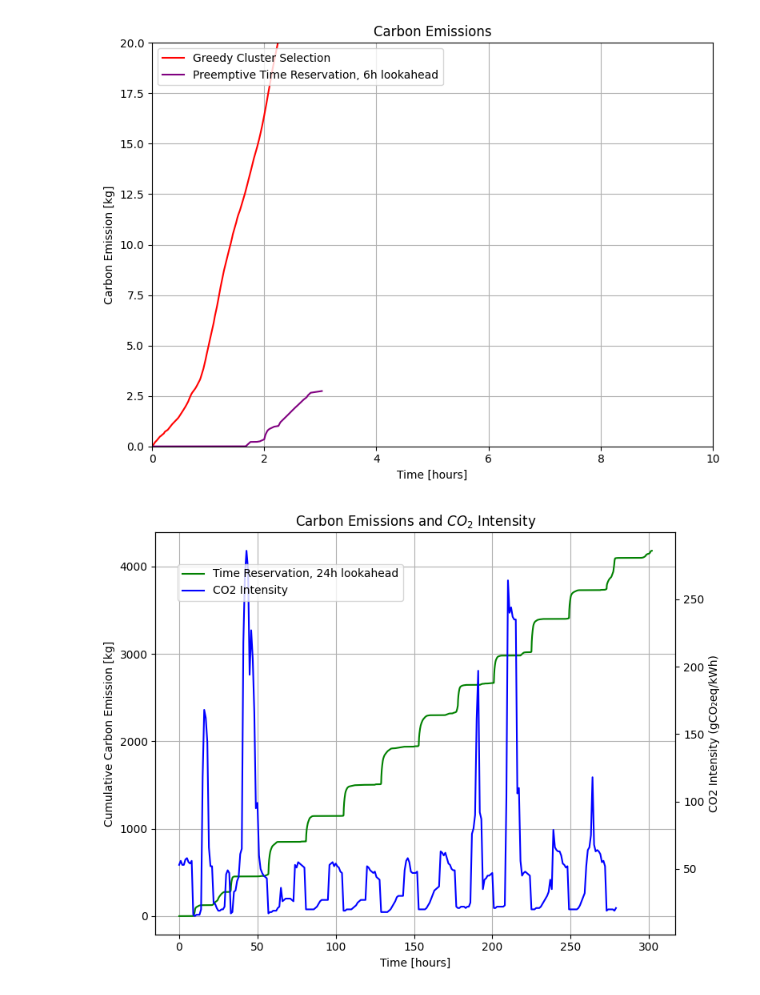
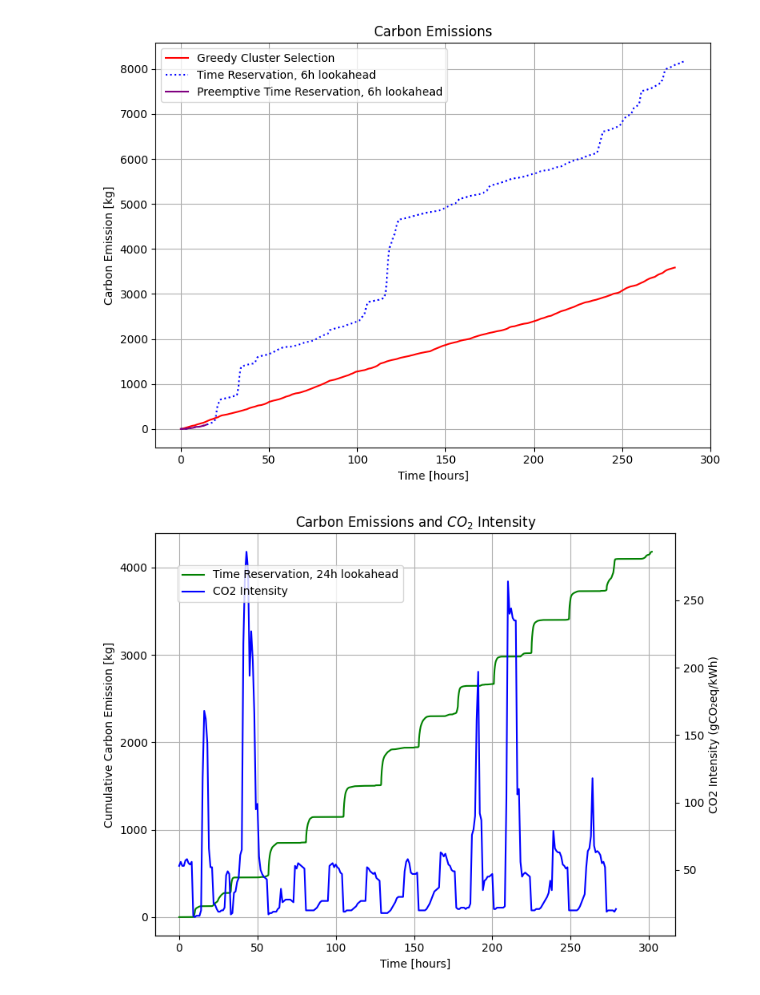
Before and after one commit to johankristianss/carbonsim, a Jupyter notebook: notebooks/AlgComparisonSmall.ipynb, the cells around one changed output. Saved outputs shown, nothing was run; the diff lists cells and outputs as text; code cells hidden in the pictures.

```diff
--- a/notebooks/AlgComparisonSmall.ipynb
+++ b/notebooks/AlgComparisonSmall.ipynb
@@ -42,40 +42,40 @@ fig, ax1 = plt.subplots(figsize=(8, 6))
 
 ax1.plot(greedy_df_emission['hours'], greedy_df_emission['cumulative_emission'], label='Greedy Cluster Selection', color='red')
 #ax1.plot(greedy_binpack_df_emission['hours'], greedy_binpack_df_emission['cumulative_emission'], label=r'Priority Scheduling, $E_{threshold} = 70W$, $I_{threshold}$ = 20g $CO_{2}$eq/kWh', color='green')
-#ax1.plot(reservation_6h_df_emission['hours'], reservation_6h_df_emission['cumulative_emission'], label='Time Reservation, 6h lookahead', color='blue', linestyle='dotted')
+ax1.plot(reservation_6h_df_emission['hours'], reservation_6h_df_emission['cumulative_emission'], label='Time Reservation, 6h lookahead', color='blue', linestyle='dotted')
 #ax1.plot(reservation_12h_df_emission['hours'], reservation_12h_df_emission['cumulative_emission'], label='Time Reservation, 12h lookahead', color='blue', linestyle='dashed')
 #ax1.plot(reservation_24h_df_emission['hours'], reservation_24h_df_emission['cumulative_emission'], label='Time Reservation, 24h lookahead', color='blue', linestyle='solid')
 ax1.plot(reservation_pre_df_emission['hours'], reservation_pre_df_emission['cumulative_emission'], label='Preemptive Time Reservation, 6h lookahead', color='purple', linestyle='solid')
 
 ax1.set_xlabel('Time [hours]')
 ax1.set_ylabel('Carbon Emission [kg]', color='black')
 ax1.tick_params(axis='y', labelcolor='black')
 
 # Add legends for both axes
 #fig.legend(loc='upper left', bbox_to_anchor=(0.1, 0.9))
 #fig.legend(loc='upper left', bbox_to_anchor=(0.15, 0.85))
 plt.legend(loc='upper left')
 ax1.grid(True)
 
-plt.xlim(0, 10)
-plt.ylim(0, 20)
+#plt.xlim(0, 40)
+#plt.ylim(0, 40)
 
 #plt.xlim(0, 1)
 
 # Add a title
 plt.title('Carbon Emissions')
 
 output_image_path = os.path.join("experiment1.png")
 plt.savefig(output_image_path, dpi=300, bbox_inches='tight')
 
 # Show the plot
 plt.tight_layout()
 #plt.yscale('log')
 plt.show()
 
 # 307 hours total run time greedy binpack, and 295 hours greedy
 # %% [output]
-[figure, old version]
+[figure, new version]
 # %%
 import pandas as pd
 import matplotlib.pyplot as plt
```
Also changed, not shown: 11 other files.
